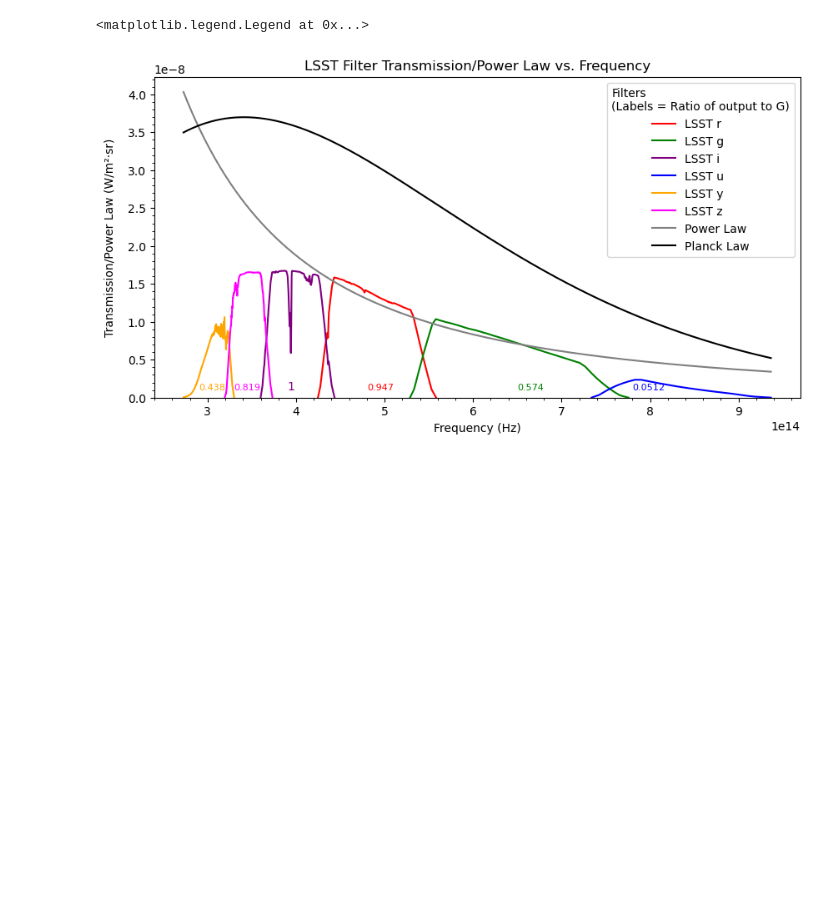
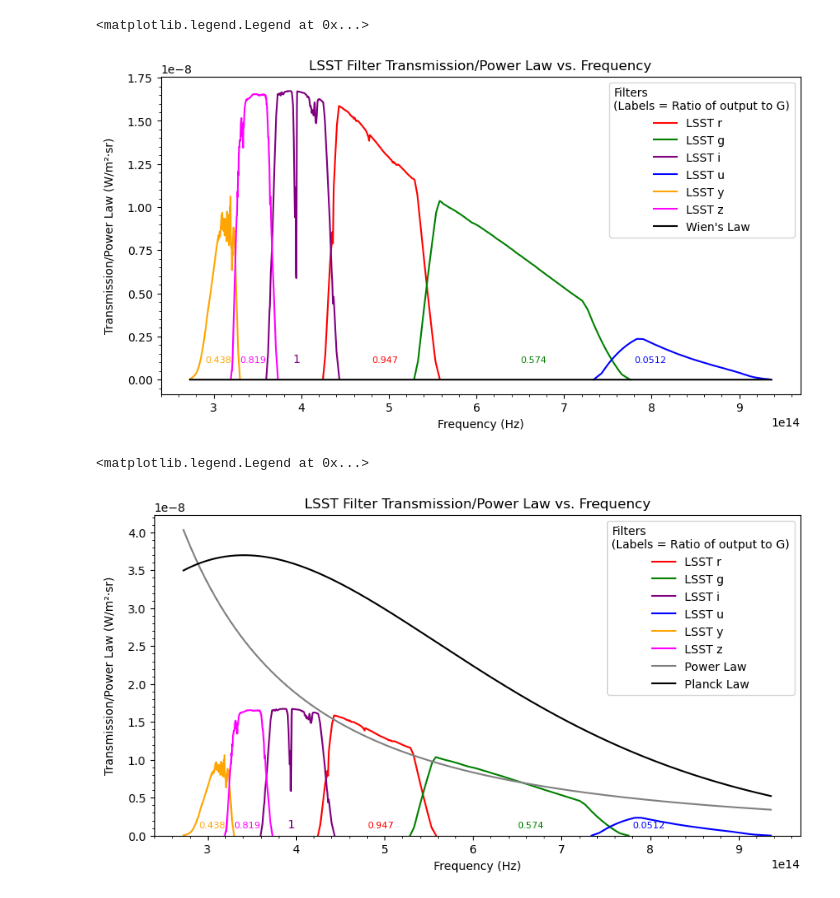
Before and after one commit to varunprit/Coding, a Jupyter notebook: mcfacts/LSST_eff.ipynb, the cells around one changed output. Drawn from its saved outputs; the diff is of its cells as text; code cells hidden in the pictures; blank space fills up the shorter version.

```diff
--- a/mcfacts/LSST_eff.ipynb
+++ b/mcfacts/LSST_eff.ipynb
@@ -169,3 +182,30 @@ print(t_low_v)
+# %%
+# Plot Code
+plt.figure(figsize=(10, 5))
+plt.plot(r_freq, r_trans, color='red', label='LSST r')
+plt.plot(g_freq, g_trans, color='green', label='LSST g')
+plt.plot(i_freq, i_trans, color='purple', label='LSST i')
+plt.plot(u_freq, u_trans, color='blue', label='LSST u')
+plt.plot(y_freq, y_trans, color='orange', label='LSST y')
+plt.plot(z_freq, z_trans, color='magenta', label='LSST z')
+plt.plot(sorted_freq, wien_total, color='black', label="Wien's Law")
+
+
+#labels
+plt.xlabel("Frequency (Hz)")
+plt.ylabel("Transmission/Power Law (W/m²·sr)", labelpad=10)
+plt.minorticks_on()  # Add ticks inside the axis
+plt.title("LSST Filter Transmission/Power Law vs. Frequency")
+plt.annotate(f'{u_ratio:.3g}', (7.8e14, 0.1e-8), fontsize=8, color='blue') #for u filter
+plt.annotate(f'{g_ratio:.3g}', (6.5e14, 0.1e-8), fontsize=8, color='green') #for g filter
+plt.annotate(f'{r_ratio:.3g}', (4.8e14, 0.1e-8), fontsize=8, color='red') #for r filter
+plt.annotate(f'{i_ratio:.3g}', (3.9e14, 0.1e-8), fontsize=10, color='purple') #for i filter
+plt.annotate(f'{y_ratio:.3g}', (2.9e14, 0.1e-8), fontsize=8, color='orange') #for y filter
+plt.annotate(f'{z_ratio:.3g}', (3.3e14, 0.1e-8), fontsize=8, color='magenta') #for z filter
+plt.legend(title="Filters\n(Labels = Ratio of output to G)",loc='upper right')
+# %% [output]
+<matplotlib.legend.Legend at 0x...>
+[figure, added]
 # %%
 # Plot Code
 plt.figure(figsize=(10, 5))
```
Also changed, not shown: parts of 2 cells of this notebook.
